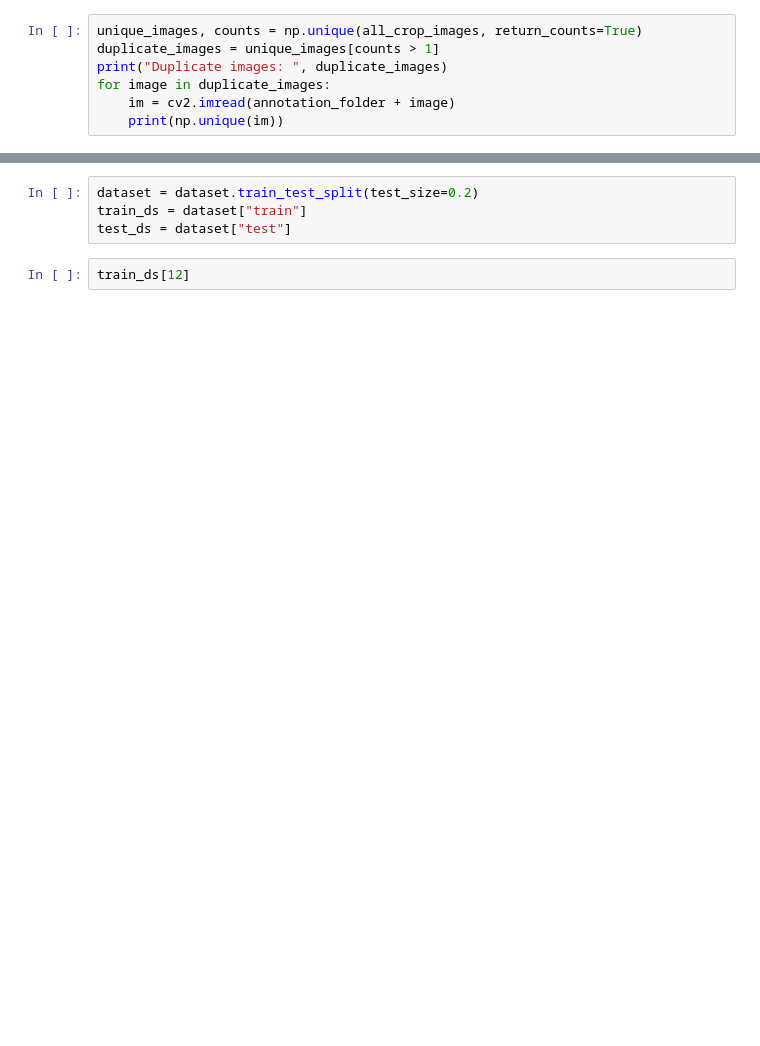
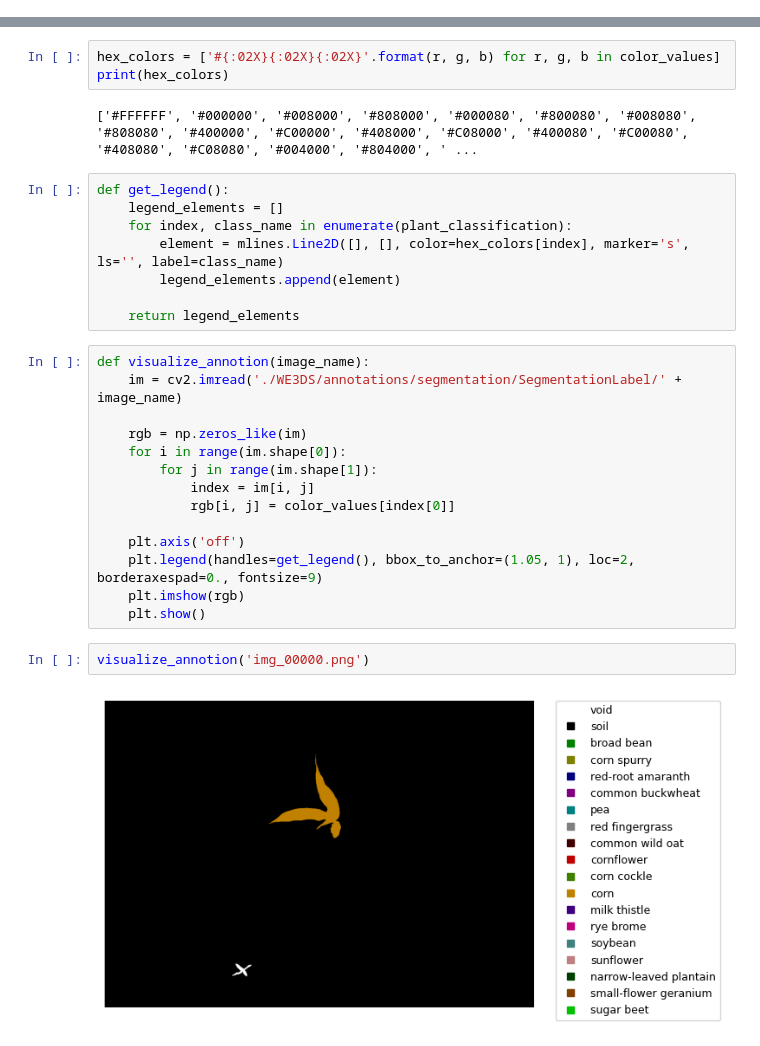
Before and after one commit to katekuian/master_thesis, a Jupyter notebook: 01_data_preparation.ipynb, the cells around one changed output, grey strips where cells are left out. Cells and saved outputs as stored; diff of their text form; blank space fills up the shorter version.

Commit message:
Visualize images with annotations

```diff
--- a/01_data_preparation.ipynb
+++ b/01_data_preparation.ipynb
@@ -129,7 +66,0 @@ Number of images that contain only one crop:  1803
-# %%
-unique_images, counts = np.unique(all_crop_images, return_counts=True)
-duplicate_images = unique_images[counts > 1]
-print("Duplicate images: ", duplicate_images)
-for image in duplicate_images:
-    im = cv2.imread(annotation_folder + image)
-    print(np.unique(im))
@@ -242,6 +67,31 @@ dataset = datasets.Dataset.from_list(images_list)
-# %%
-dataset = dataset.train_test_split(test_size=0.2)
-train_ds = dataset["train"]
-test_ds = dataset["test"]
-# %%
-train_ds[12]
+# %%
+hex_colors = ['#{:02X}{:02X}{:02X}'.format(r, g, b) for r, g, b in color_values]
+print(hex_colors)
+# %% [output]
+['#FFFFFF', '#000000', '#008000', '#808000', '#000080', '#800080', '#008080', '#808080', '#400000', '#C00000', '#408000', '#C08000', '#400080', '#C00080', '#408080', '#C08080', '#004000', '#804000', ' ...
+# %%
+def get_legend():
+    legend_elements = []
+    for index, class_name in enumerate(plant_classification):
+        element = mlines.Line2D([], [], color=hex_colors[index], marker='s', ls='', label=class_name)
+        legend_elements.append(element)
+
+    return legend_elements
+# %%
+def visualize_annotion(image_name):
+    im = cv2.imread('./WE3DS/annotations/segmentation/SegmentationLabel/' + image_name)
+
+    rgb = np.zeros_like(im)
+    for i in range(im.shape[0]):
+        for j in range(im.shape[1]):
+            index = im[i, j]
+            rgb[i, j] = color_values[index[0]]
+
+    plt.axis('off')
+    plt.legend(handles=get_legend(), bbox_to_anchor=(1.05, 1), loc=2, borderaxespad=0., fontsize=9)
+    plt.imshow(rgb)
+    plt.show()
+# %%
+visualize_annotion('img_00000.png')
+# %% [output]
+[figure, added]
```
Also changed, not shown: parts of 20 cells of this notebook, 1 other file.
